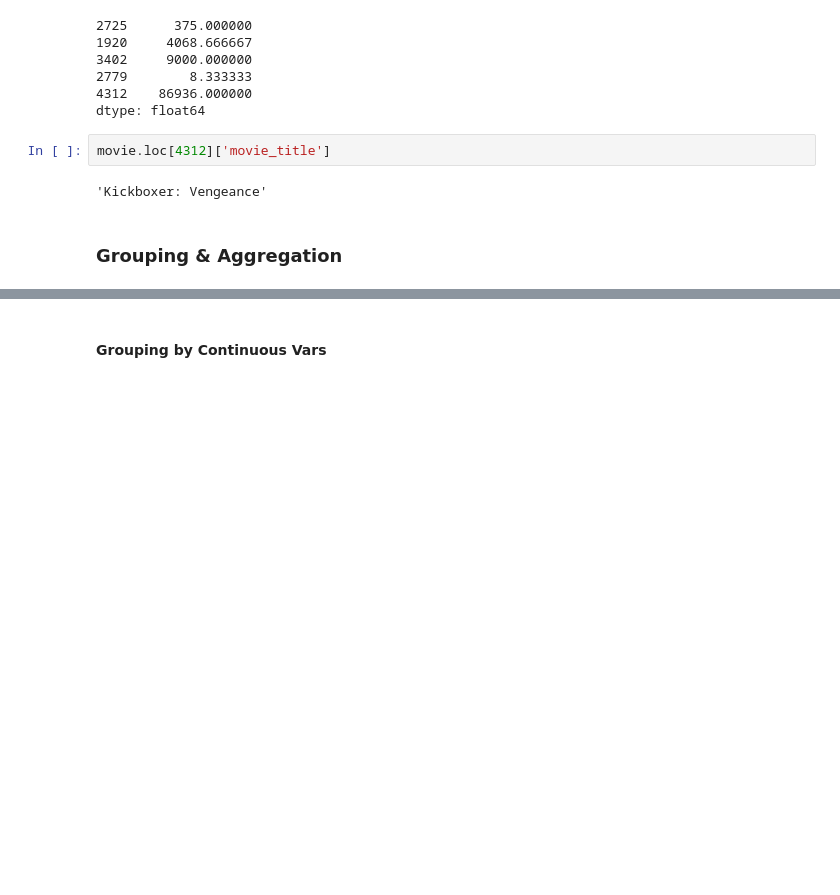
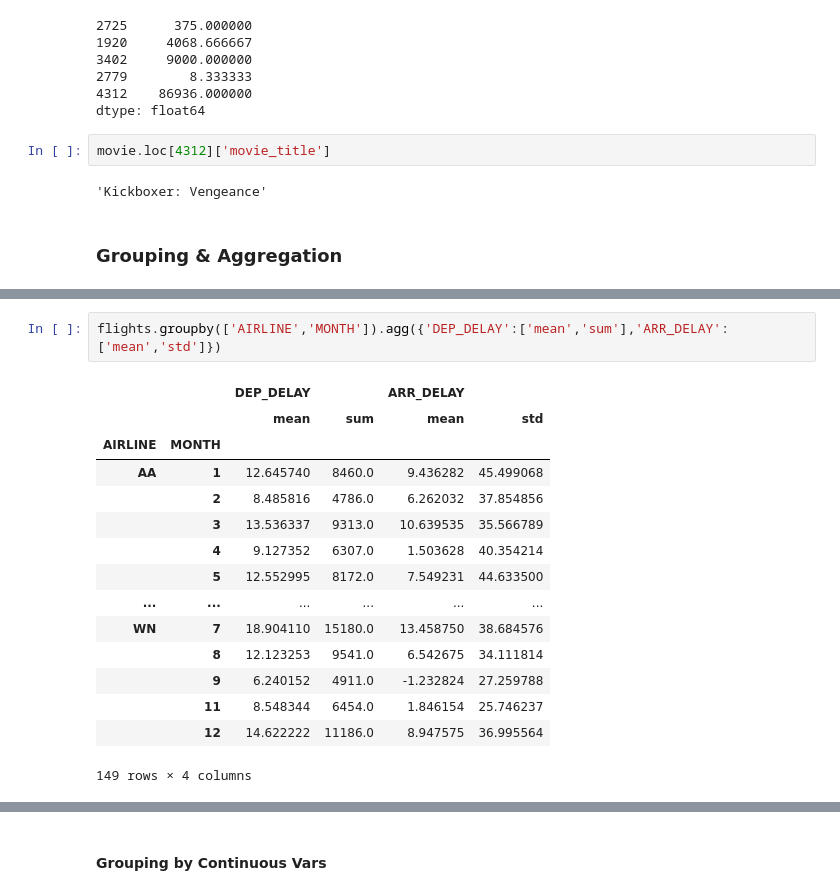
Before and after one commit to Young4424/ML_DL_practice, a Jupyter notebook: 02_데이터프레임의_이해와_처리.ipynb, the cells around one changed output, grey strips where cells are left out. Cells and saved outputs as stored; diff of their text form; blank space fills up the shorter version.

```diff
--- a/02_데이터프레임의_이해와_처리.ipynb
+++ b/02_데이터프레임의_이해와_처리.ipynb
@@ -800,0 +895,18 @@ movie.loc[4312]['movie_title']
+# %%
+flights.groupby(['AIRLINE','MONTH']).agg({'DEP_DELAY':['mean','sum'],'ARR_DELAY':['mean','std']})
+# %% [output]
+|  |  | DEP_DELAY |  | ARR_DELAY |  |
+|  |  | mean | sum | mean | std |
+| AIRLINE | MONTH |  |  |  |  |
+| AA | 1 | 12.645740 | 8460.0 | 9.436282 | 45.499068 |
+|  | 2 | 8.485816 | 4786.0 | 6.262032 | 37.854856 |
+|  | 3 | 13.536337 | 9313.0 | 10.639535 | 35.566789 |
+|  | 4 | 9.127352 | 6307.0 | 1.503628 | 40.354214 |
+|  | 5 | 12.552995 | 8172.0 | 7.549231 | 44.633500 |
+| ... | ... | ... | ... | ... | ... |
+| WN | 7 | 18.904110 | 15180.0 | 13.458750 | 38.684576 |
+|  | 8 | 12.123253 | 9541.0 | 6.542675 | 34.111814 |
+|  | 9 | 6.240152 | 4911.0 | -1.232824 | 27.259788 |
+|  | 11 | 8.548344 | 6454.0 | 1.846154 | 25.746237 |
+|  | 12 | 14.622222 | 11186.0 | 8.947575 | 36.995564 |
+149 rows × 4 columns
```
Also changed, not shown: parts of 18 cells of this notebook.
